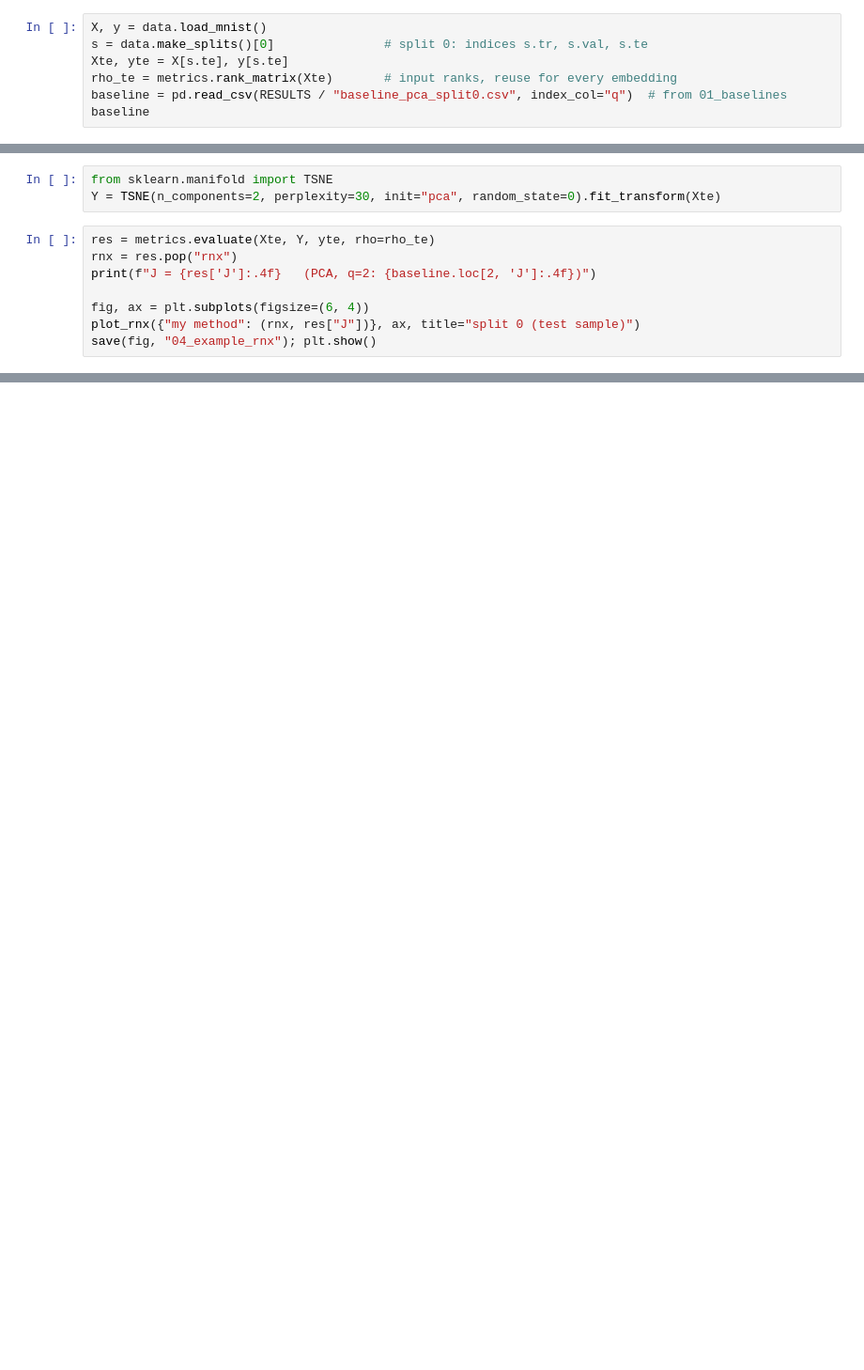
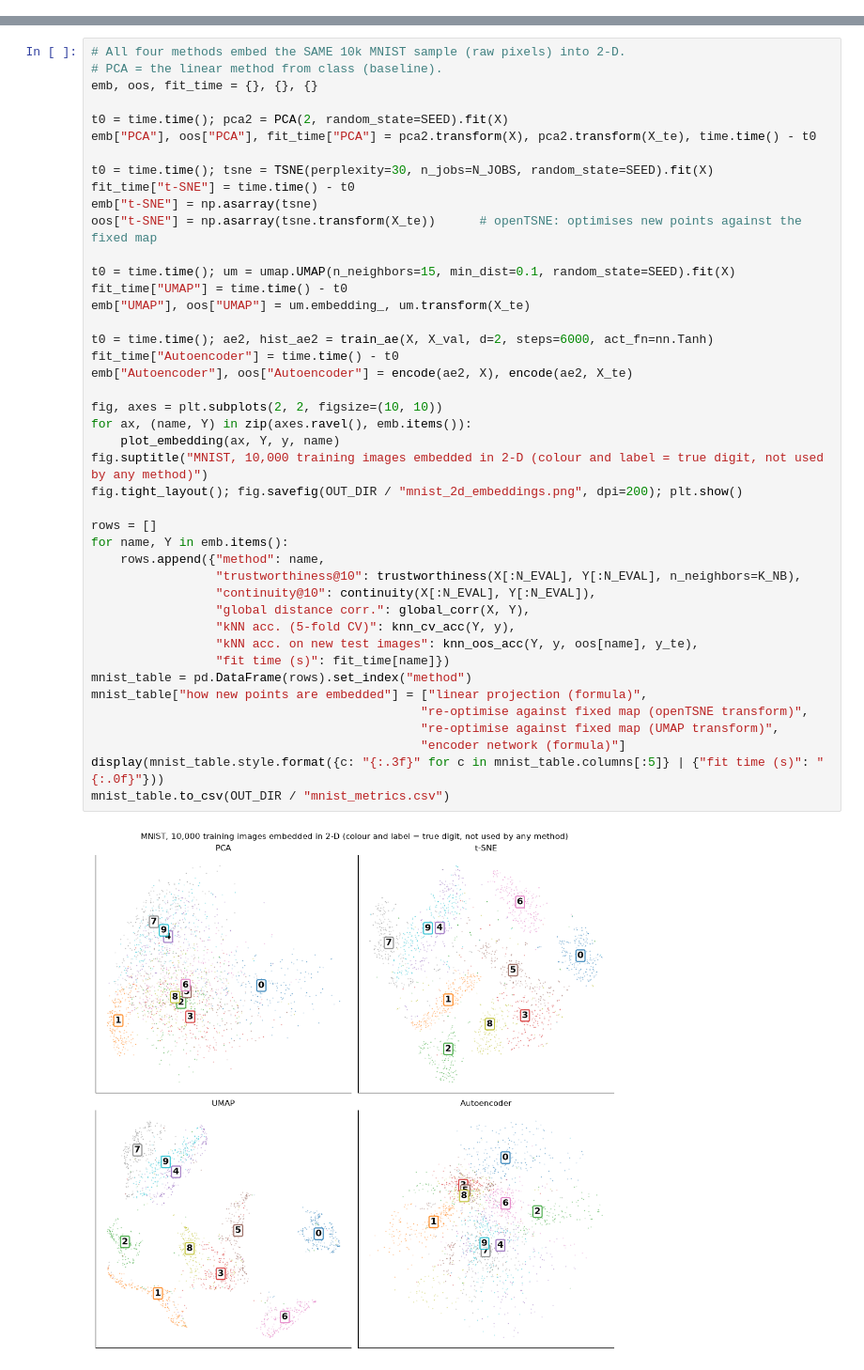
Before and after one commit to uiui8989/ml_nonlinear_model_reduction, a Jupyter notebook: notebooks/04_sophia_neighbour.ipynb, the cells around one changed output, grey strips where cells are left out. Shown at 94% size. Saved outputs shown, nothing was run; the diff lists cells and outputs as text; blank space fills up the shorter version.

Commit message:
04: t-SNE, UMAP, autoencoder on the shared splits

```diff
--- a/notebooks/04_sophia_neighbour.ipynb
+++ b/notebooks/04_sophia_neighbour.ipynb
@@ -38,7 +0,0 @@ def plot_rnx(curves, ax, title=None):
-# %%
-X, y = data.load_mnist()
-s = data.make_splits()[0]               # split 0: indices s.tr, s.val, s.te
-Xte, yte = X[s.te], y[s.te]
-rho_te = metrics.rank_matrix(Xte)       # input ranks, reuse for every embedding
-baseline = pd.read_csv(RESULTS / "baseline_pca_split0.csv", index_col="q")  # from 01_baselines
-baseline
@@ -47,11 +0,0 @@ baseline
-# %%
-from sklearn.manifold import TSNE
-Y = TSNE(n_components=2, perplexity=30, init="pca", random_state=0).fit_transform(Xte)
-# %%
-res = metrics.evaluate(Xte, Y, yte, rho=rho_te)
-rnx = res.pop("rnx")
-print(f"J = {res['J']:.4f}   (PCA, q=2: {baseline.loc[2, 'J']:.4f})")
-
-fig, ax = plt.subplots(figsize=(6, 4))
-plot_rnx({"my method": (rnx, res["J"])}, ax, title="split 0 (test sample)")
-save(fig, "04_example_rnx"); plt.show()
@@ -57,0 +297,45 @@ save(fig, "04_example_rnx"); plt.show()
+# %%
+# All four methods embed the SAME 10k MNIST sample (raw pixels) into 2-D.
+# PCA = the linear method from class (baseline).
+emb, oos, fit_time = {}, {}, {}
+
+t0 = time.time(); pca2 = PCA(2, random_state=SEED).fit(X)
+emb["PCA"], oos["PCA"], fit_time["PCA"] = pca2.transform(X), pca2.transform(X_te), time.time() - t0
+
+t0 = time.time(); tsne = TSNE(perplexity=30, n_jobs=N_JOBS, random_state=SEED).fit(X)
+fit_time["t-SNE"] = time.time() - t0
+emb["t-SNE"] = np.asarray(tsne)
+oos["t-SNE"] = np.asarray(tsne.transform(X_te))      # openTSNE: optimises new points against the fixed map
+
+t0 = time.time(); um = umap.UMAP(n_neighbors=15, min_dist=0.1, random_state=SEED).fit(X)
+fit_time["UMAP"] = time.time() - t0
+emb["UMAP"], oos["UMAP"] = um.embedding_, um.transform(X_te)
+
+t0 = time.time(); ae2, hist_ae2 = train_ae(X, X_val, d=2, steps=6000, act_fn=nn.Tanh)
+fit_time["Autoencoder"] = time.time() - t0
+emb["Autoencoder"], oos["Autoencoder"] = encode(ae2, X), encode(ae2, X_te)
+
+fig, axes = plt.subplots(2, 2, figsize=(10, 10))
+for ax, (name, Y) in zip(axes.ravel(), emb.items()):
+    plot_embedding(ax, Y, y, name)
+fig.suptitle("MNIST, 10,000 training images embedded in 2-D (colour and label = true digit, not used by any method)")
+fig.tight_layout(); fig.savefig(OUT_DIR / "mnist_2d_embeddings.png", dpi=200); plt.show()
+
+rows = []
+for name, Y in emb.items():
+    rows.append({"method": name,
+                 "trustworthiness@10": trustworthiness(X[:N_EVAL], Y[:N_EVAL], n_neighbors=K_NB),
+                 "continuity@10": continuity(X[:N_EVAL], Y[:N_EVAL]),
+                 "global distance corr.": global_corr(X, Y),
+                 "kNN acc. (5-fold CV)": knn_cv_acc(Y, y),
+                 "kNN acc. on new test images": knn_oos_acc(Y, y, oos[name], y_te),
+                 "fit time (s)": fit_time[name]})
+mnist_table = pd.DataFrame(rows).set_index("method")
+mnist_table["how new points are embedded"] = ["linear projection (formula)",
+                                             "re-optimise against fixed map (openTSNE transform)",
+                                             "re-optimise against fixed map (UMAP transform)",
+                                             "encoder network (formula)"]
+display(mnist_table.style.format({c: "{:.3f}" for c in mnist_table.columns[:5]} | {"fit time (s)": "{:.0f}"}))
+mnist_table.to_csv(OUT_DIR / "mnist_metrics.csv")
+# %% [output]
+[figure, added]
```
Also changed, not shown: parts of 23 cells of this notebook, 9 other files.
